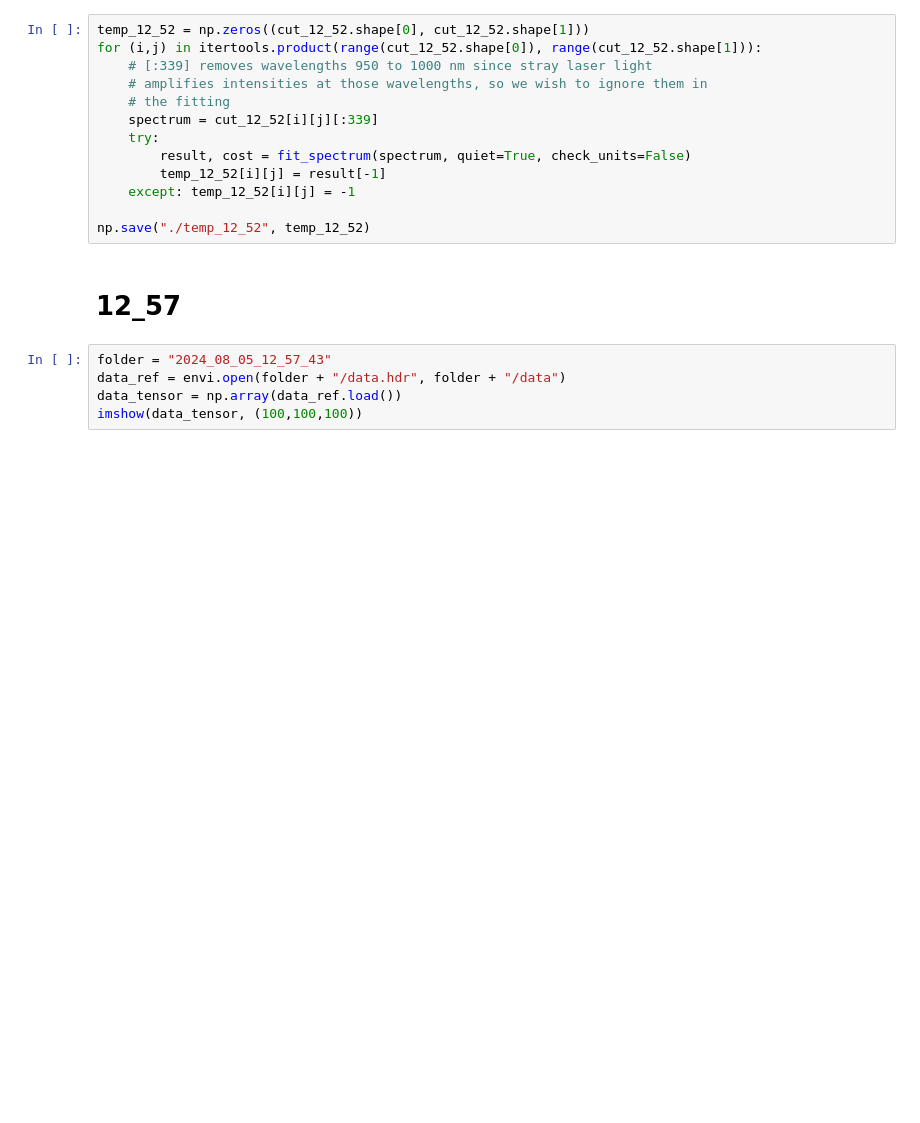
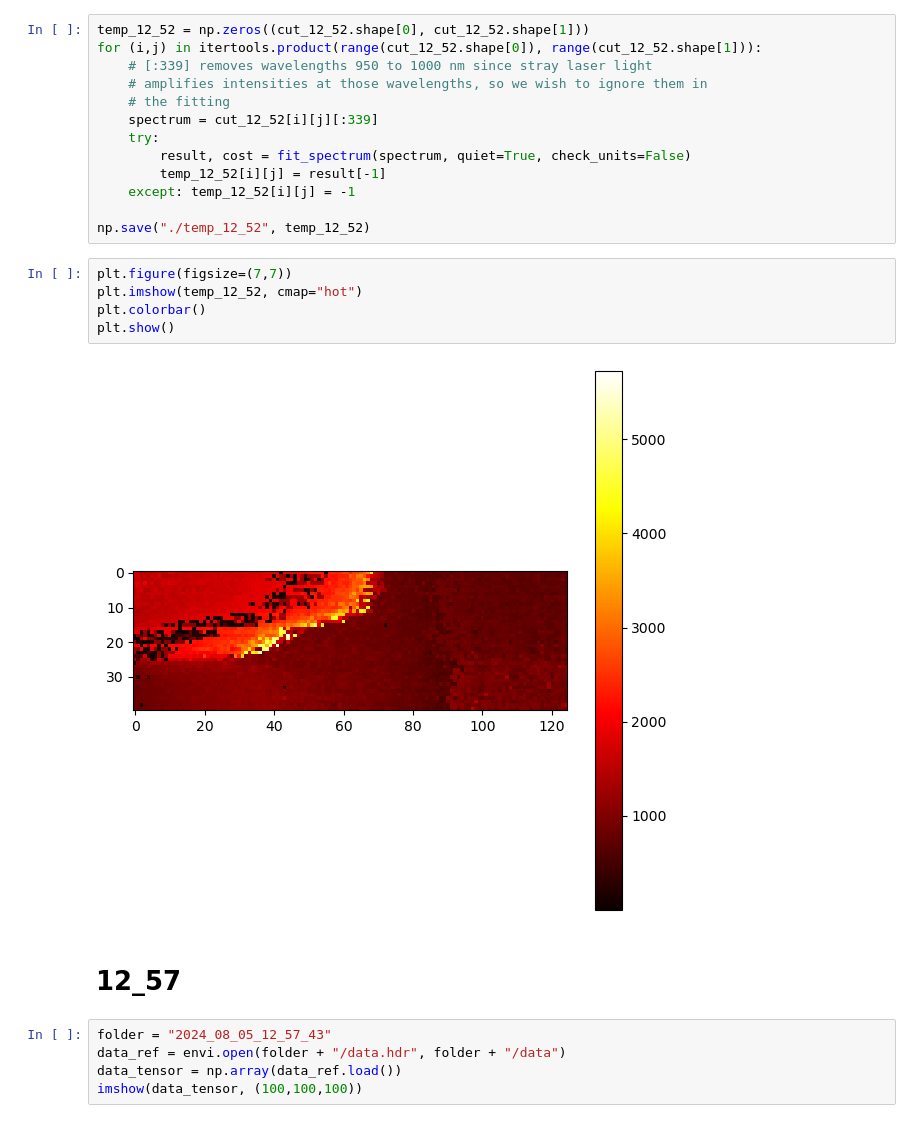
Before and after one commit to NamanJParikh/reu2024-hyperspectral-camera, a Jupyter notebook: ProjectFinalResults/timeline.ipynb, the cells around one changed output. Drawn from its saved outputs; the diff is of its cells as text; blank space fills up the shorter version.

Commit message:
Making images for final presentation

```diff
--- a/ProjectFinalResults/timeline.ipynb
+++ b/ProjectFinalResults/timeline.ipynb
@@ -314,6 +334,13 @@ for (i,j) in itertools.product(range(cut_12_52.shape[0]), range(cut_12_52.shape[
     except: temp_12_52[i][j] = -1
 
 np.save("./temp_12_52", temp_12_52)
+# %%
+plt.figure(figsize=(7,7))
+plt.imshow(temp_12_52, cmap="hot")
+plt.colorbar()
+plt.show()
+# %% [output]
+[figure, added]
 # %% [markdown]
 # 12_57
 # %%
```
Also changed, not shown: parts of 13 cells of this notebook, 9 other files.
